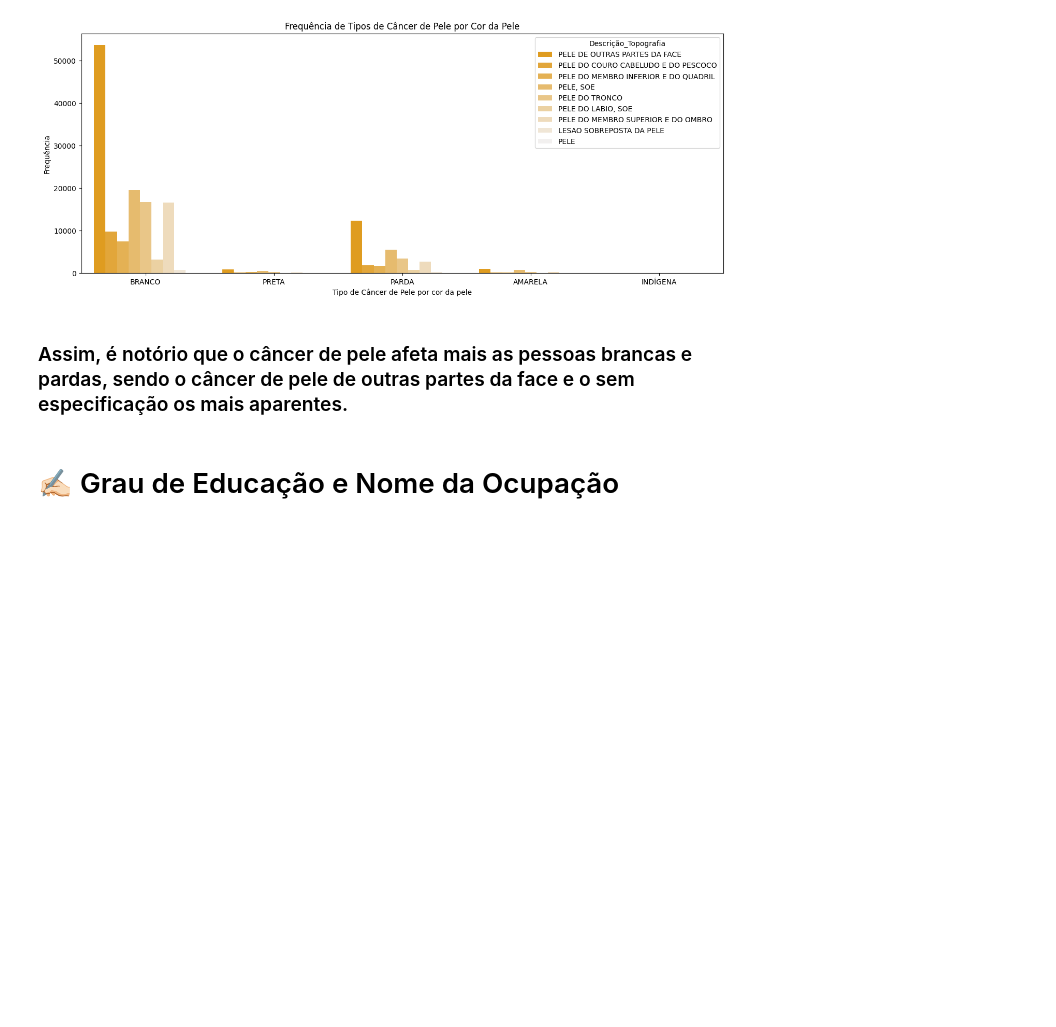
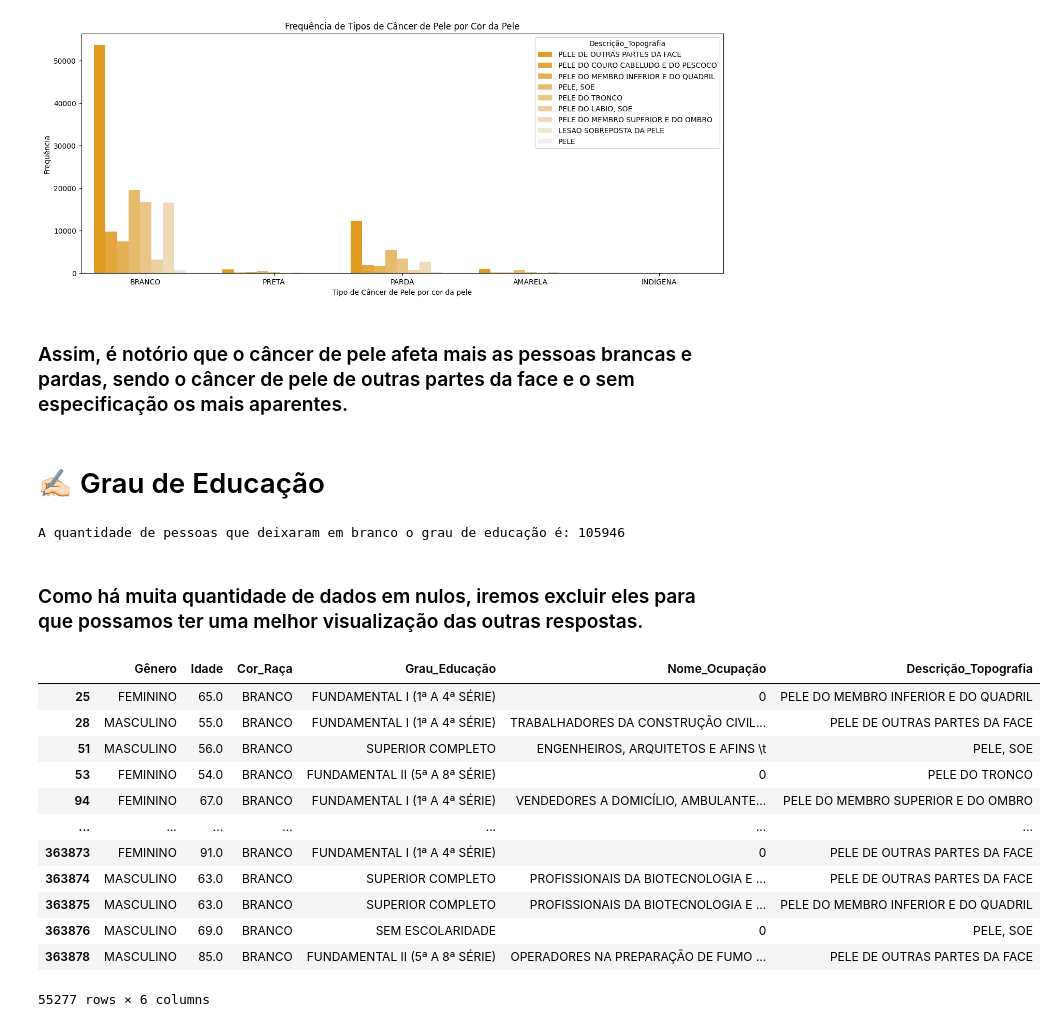
Before and after one commit to Gabyzera/ufpb_dv_cancer_de_pele, a Jupyter notebook: ufpb_ECVD2/src.ipynb, the cells around one changed output. Drawn from its saved outputs; the diff is of its cells as text; code cells hidden in the pictures; blank space fills up the shorter version.

Commit message:
feat:add clean column 'Grau_Educação'

```diff
--- a/ufpb_ECVD2/src.ipynb
+++ b/ufpb_ECVD2/src.ipynb
@@ -135,9 +135,9 @@ A quantidade de pessoas que deixaram em branco a cor é: 209103
 # %% [markdown]
 ### Como há muita quantidade de dados em nulos, iremos excluir eles para que possamos ter uma melhor visualização das outras respostas.
 # %%
-# Excluir todas as linhas em que a coluna 'MinhaColuna' contém o valor 0
-cancer_df = cancer_df[cancer_df['Cor_Raça'] != 0]
-cancer_df
+# Excluir todas as linhas em que a coluna 'Cor_Raça' contém o valor 0
+cancer_cor_df = cancer_df[cancer_df['Cor_Raça'] != 0]
+cancer_cor_df
 # %% [output]
 |  | Gênero | Idade | Cor_Raça | Grau_Educação | Nome_Ocupação | Descrição_Topografia |
 | 2 | FEMININO | 78.0 | BRANCO | 0 | 0 | PELE DE OUTRAS PARTES DA FACE |
@@ -172,4 +172,32 @@ plt.show()
 # %% [markdown]
 ### Assim, é notório que o câncer de pele afeta mais as pessoas brancas e pardas, sendo o câncer de pele de outras partes da face e o sem especificação os mais aparentes.
 # %% [markdown]
-# ✍🏻 Grau de Educação e Nome da Ocupação
+# ✍🏻 Grau de Educação
+# %%
+# Contar a quantidade de zeros na coluna 'Grau_Educação'
+contagem_zeros = (cancer_df['Grau_Educação'] == 0).sum()
+
+# Mostrar o resultado
+print(f"A quantidade de pessoas que deixaram em branco o grau de educação é: {contagem_zeros}")
+# %% [output]
+A quantidade de pessoas que deixaram em branco o grau de educação é: 105946
+# %% [markdown]
+### Como há muita quantidade de dados em nulos, iremos excluir eles para que possamos ter uma melhor visualização das outras respostas.
+# %%
+# Excluir todas as linhas em que a coluna 'Grau_Educação' contém o valor 0
+cancer_cor_df = cancer_df[cancer_df['Grau_Educação'] != 0]
+cancer_cor_df
+# %% [output]
+|  | Gênero | Idade | Cor_Raça | Grau_Educação | Nome_Ocupação | Descrição_Topografia |
+| 25 | FEMININO | 65.0 | BRANCO | FUNDAMENTAL I (1ª A 4ª SÉRIE) | 0 | PELE DO MEMBRO INFERIOR E DO QUADRIL |
+| 28 | MASCULINO | 55.0 | BRANCO | FUNDAMENTAL I (1ª A 4ª SÉRIE) | TRABALHADORES DA CONSTRUÇÃO CIVIL... | PELE DE OUTRAS PARTES DA FACE |
+| 51 | MASCULINO | 56.0 | BRANCO | SUPERIOR COMPLETO | ENGENHEIROS, ARQUITETOS E AFINS \t | PELE, SOE |
+| 53 | FEMININO | 54.0 | BRANCO | FUNDAMENTAL II (5ª A 8ª SÉRIE) | 0 | PELE DO TRONCO |
+| 94 | FEMININO | 67.0 | BRANCO | FUNDAMENTAL I (1ª A 4ª SÉRIE) | VENDEDORES A DOMICÍLIO, AMBULANTE... | PELE DO MEMBRO SUPERIOR E DO OMBRO |
+| ... | ... | ... | ... | ... | ... | ... |
+| 363873 | FEMININO | 91.0 | BRANCO | FUNDAMENTAL I (1ª A 4ª SÉRIE) | 0 | PELE DE OUTRAS PARTES DA FACE |
+| 363874 | MASCULINO | 63.0 | BRANCO | SUPERIOR COMPLETO | PROFISSIONAIS DA BIOTECNOLOGIA E ... | PELE DE OUTRAS PARTES DA FACE |
+| 363875 | MASCULINO | 63.0 | BRANCO | SUPERIOR COMPLETO | PROFISSIONAIS DA BIOTECNOLOGIA E ... | PELE DO MEMBRO INFERIOR E DO QUADRIL |
+| 363876 | MASCULINO | 69.0 | BRANCO | SEM ESCOLARIDADE | 0 | PELE, SOE |
+| 363878 | MASCULINO | 85.0 | BRANCO | FUNDAMENTAL II (5ª A 8ª SÉRIE) | OPERADORES NA PREPARAÇÃO DE FUMO ... | PELE DE OUTRAS PARTES DA FACE |
+55277 rows × 6 columns
```
Also changed, not shown: parts of 2 cells of this notebook.
